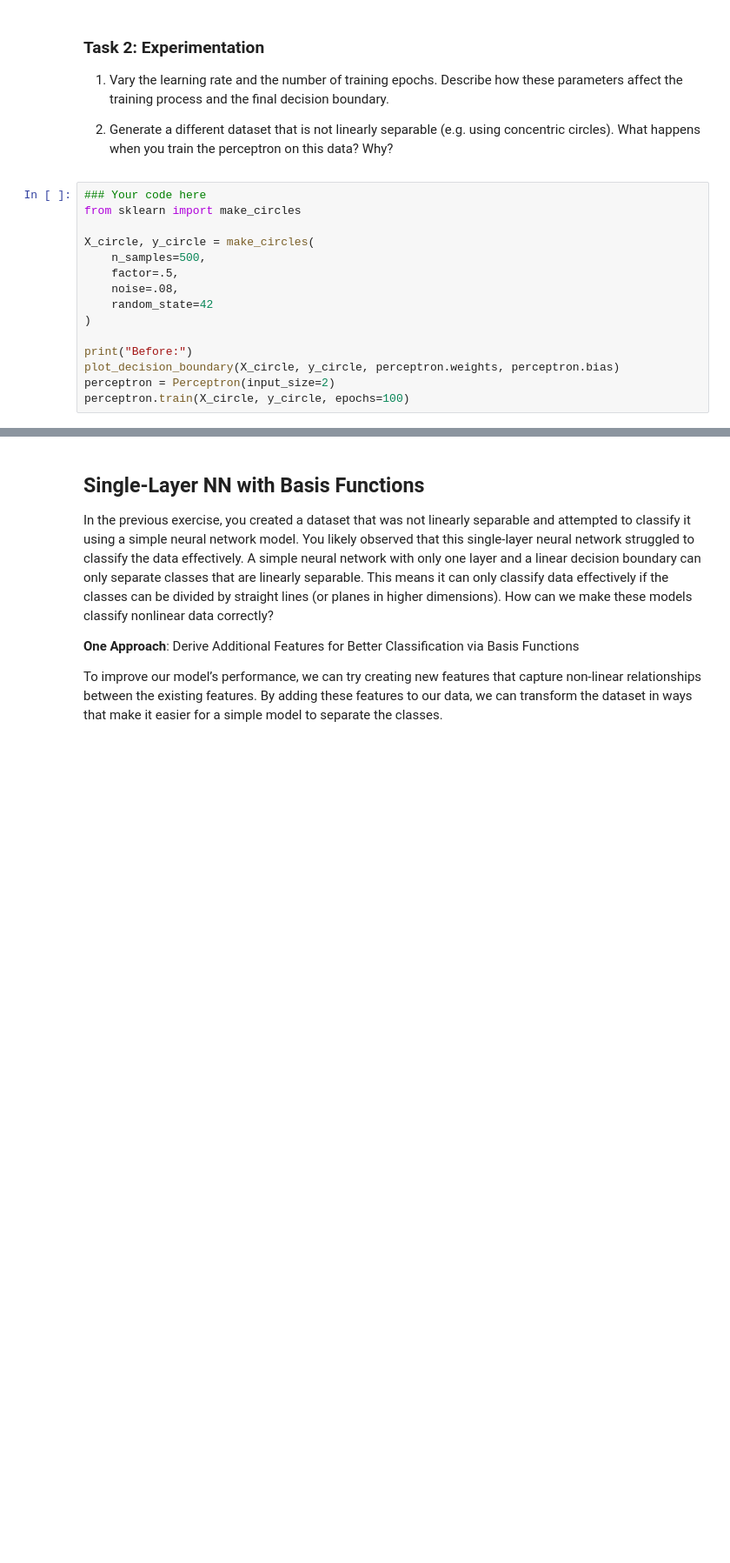
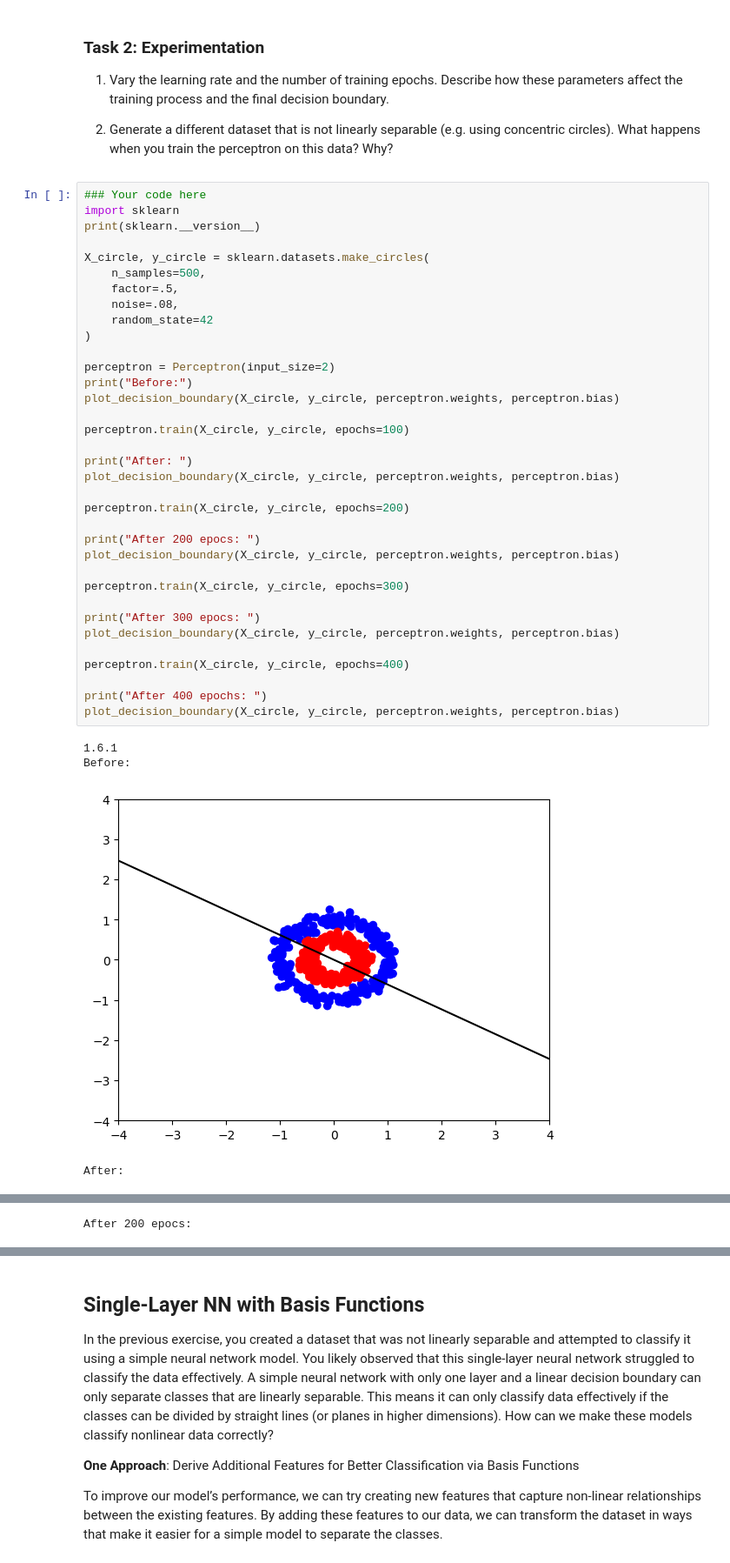
Before and after one commit to Dumpley/110_days_of_coding, a Jupyter notebook: 01_Perceptron.ipynb, the cells around one changed output, grey strips where cells are left out. Shown at 87% size. Saved outputs shown, nothing was run; the diff lists cells and outputs as text; blank space fills up the shorter version.

```diff
--- a/01_Perceptron.ipynb
+++ b/01_Perceptron.ipynb
@@ -104,18 +106,43 @@ After Training:
 1. Vary the learning rate and the number of training epochs.  Describe how these parameters affect the training process and the final decision boundary.
 
 2. Generate a different dataset that is not linearly separable (e.g. using concentric circles).  What happens when you train the perceptron on this data?  Why?
-# %%
-### Your code here
-from sklearn import make_circles
-
-X_circle, y_circle = make_circles(
-    n_samples=500,
-    factor=.5,
-    noise=.08,
-    random_state=42
-)
-
-print("Before:")
-plot_decision_boundary(X_circle, y_circle, perceptron.weights, perceptron.bias)
-perceptron = Perceptron(input_size=2)
-perceptron.train(X_circle, y_circle, epochs=100)
+# %%
+### Your code here
+import sklearn
+print(sklearn.__version__)
+
+X_circle, y_circle = sklearn.datasets.make_circles(
+    n_samples=500,
+    factor=.5,
+    noise=.08,
+    random_state=42
+)
+
+perceptron = Perceptron(input_size=2)
+print("Before:")
+plot_decision_boundary(X_circle, y_circle, perceptron.weights, perceptron.bias)
+
+perceptron.train(X_circle, y_circle, epochs=100)
+
+print("After: ")
+plot_decision_boundary(X_circle, y_circle, perceptron.weights, perceptron.bias)
+
+perceptron.train(X_circle, y_circle, epochs=200)
+
+print("After 200 epocs: ")
+plot_decision_boundary(X_circle, y_circle, perceptron.weights, perceptron.bias)
+
+perceptron.train(X_circle, y_circle, epochs=300)
+
+print("After 300 epocs: ")
+plot_decision_boundary(X_circle, y_circle, perceptron.weights, perceptron.bias)
+
+perceptron.train(X_circle, y_circle, epochs=400)
+
+print("After 400 epochs: ")
+plot_decision_boundary(X_circle, y_circle, perceptron.weights, perceptron.bias)
+# %% [output]
+1.6.1
+Before:
+[figure, added]
+After:
@@ -121,0 +150 @@ perceptron.train(X_circle, y_circle, epochs=100)
+After 200 epocs:
```
Also changed, not shown: parts of 8 cells of this notebook.
